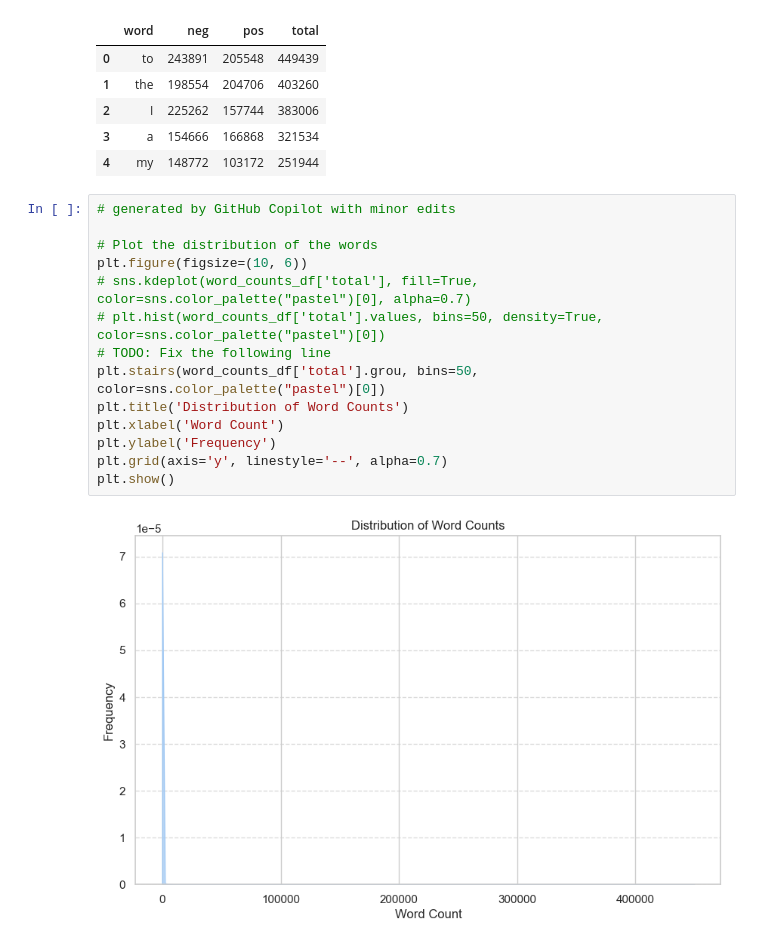
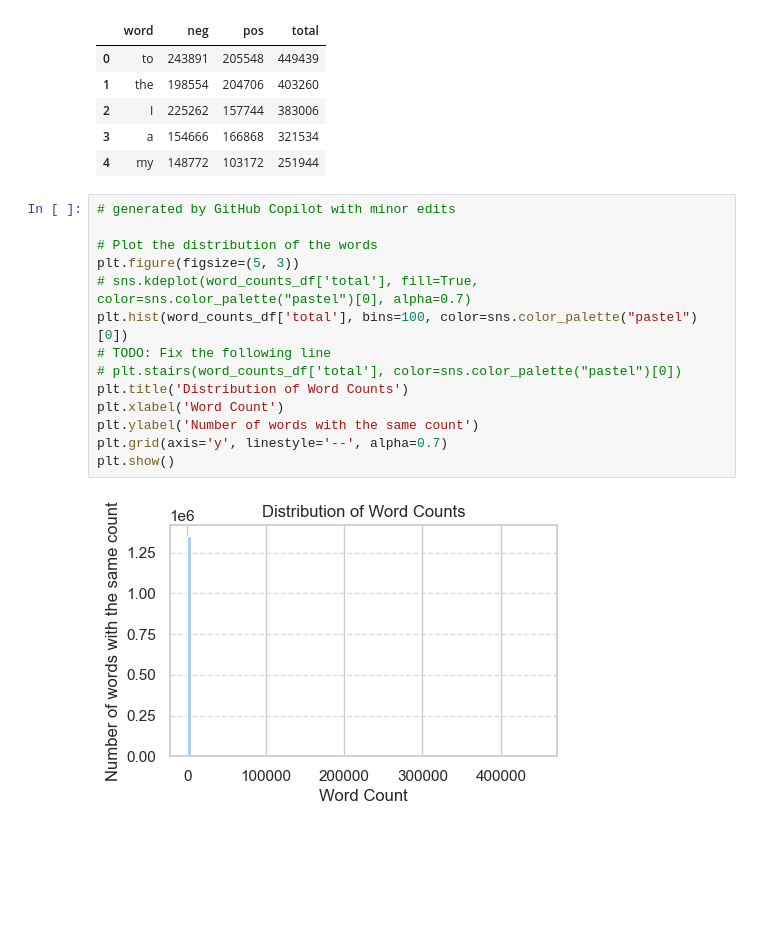
Before and after one commit to I7T5/SentimentNLP, a Jupyter notebook: project.ipynb, the cells around one changed output. Cells and saved outputs as stored; diff of their text form; blank space fills up the shorter version.

Commit message:
finish word counts

```diff
--- a/project.ipynb
+++ b/project.ipynb
@@ -145,16 +145,16 @@ word_counts_df.head()
 # %%
 # generated by GitHub Copilot with minor edits
 
 # Plot the distribution of the words
-plt.figure(figsize=(10, 6))
+plt.figure(figsize=(5, 3))
 # sns.kdeplot(word_counts_df['total'], fill=True, color=sns.color_palette("pastel")[0], alpha=0.7)
-# plt.hist(word_counts_df['total'].values, bins=50, density=True, color=sns.color_palette("pastel")[0])
+plt.hist(word_counts_df['total'], bins=100, color=sns.color_palette("pastel")[0])
 # TODO: Fix the following line
-plt.stairs(word_counts_df['total'].grou, bins=50, color=sns.color_palette("pastel")[0])
+# plt.stairs(word_counts_df['total'], color=sns.color_palette("pastel")[0])
 plt.title('Distribution of Word Counts')
 plt.xlabel('Word Count')
-plt.ylabel('Frequency')
+plt.ylabel('Number of words with the same count')
 plt.grid(axis='y', linestyle='--', alpha=0.7)
 plt.show()
 # %% [output]
-[figure, old version]
+[figure, new version]
```
Also changed, not shown: parts of 11 cells of this notebook.
